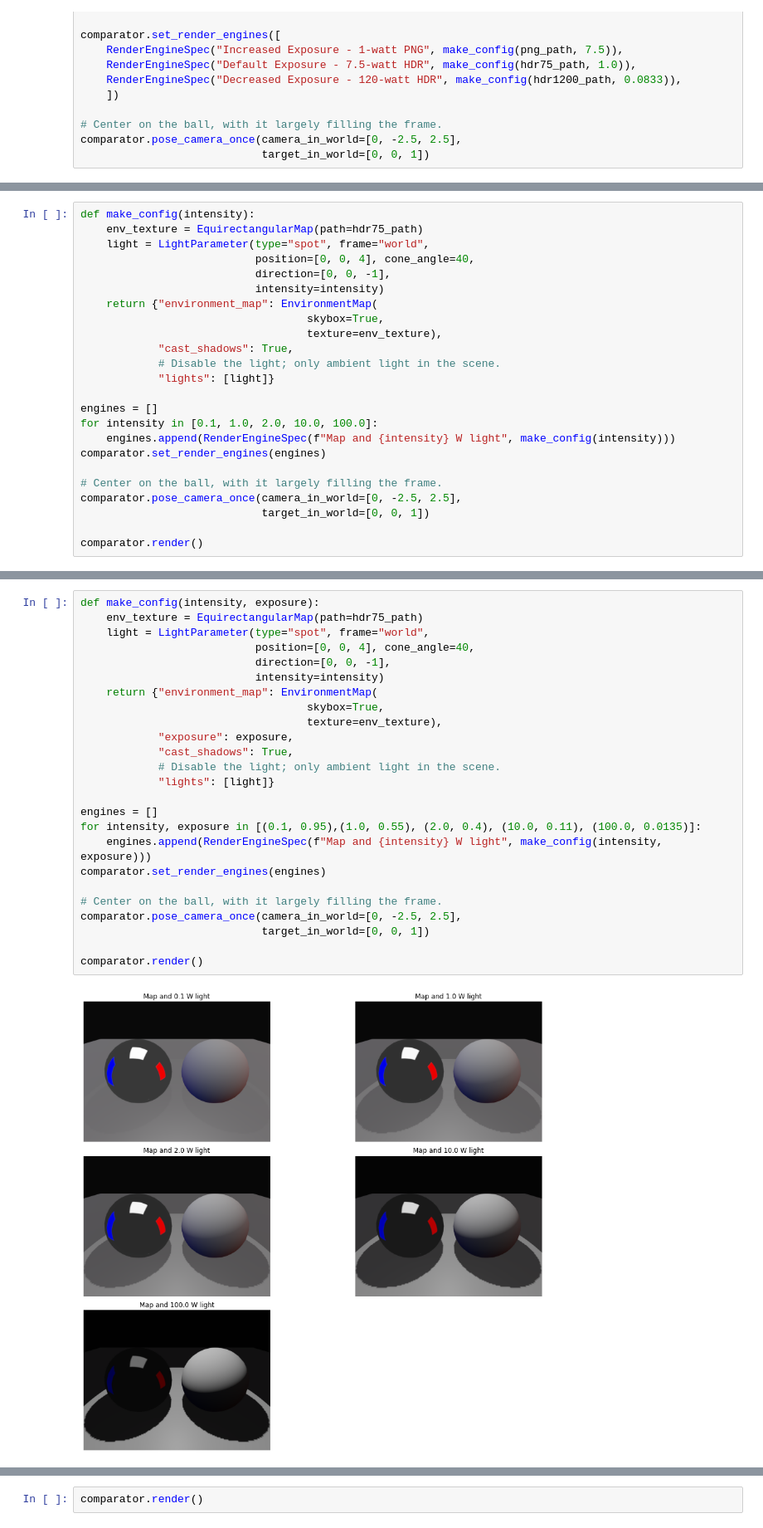
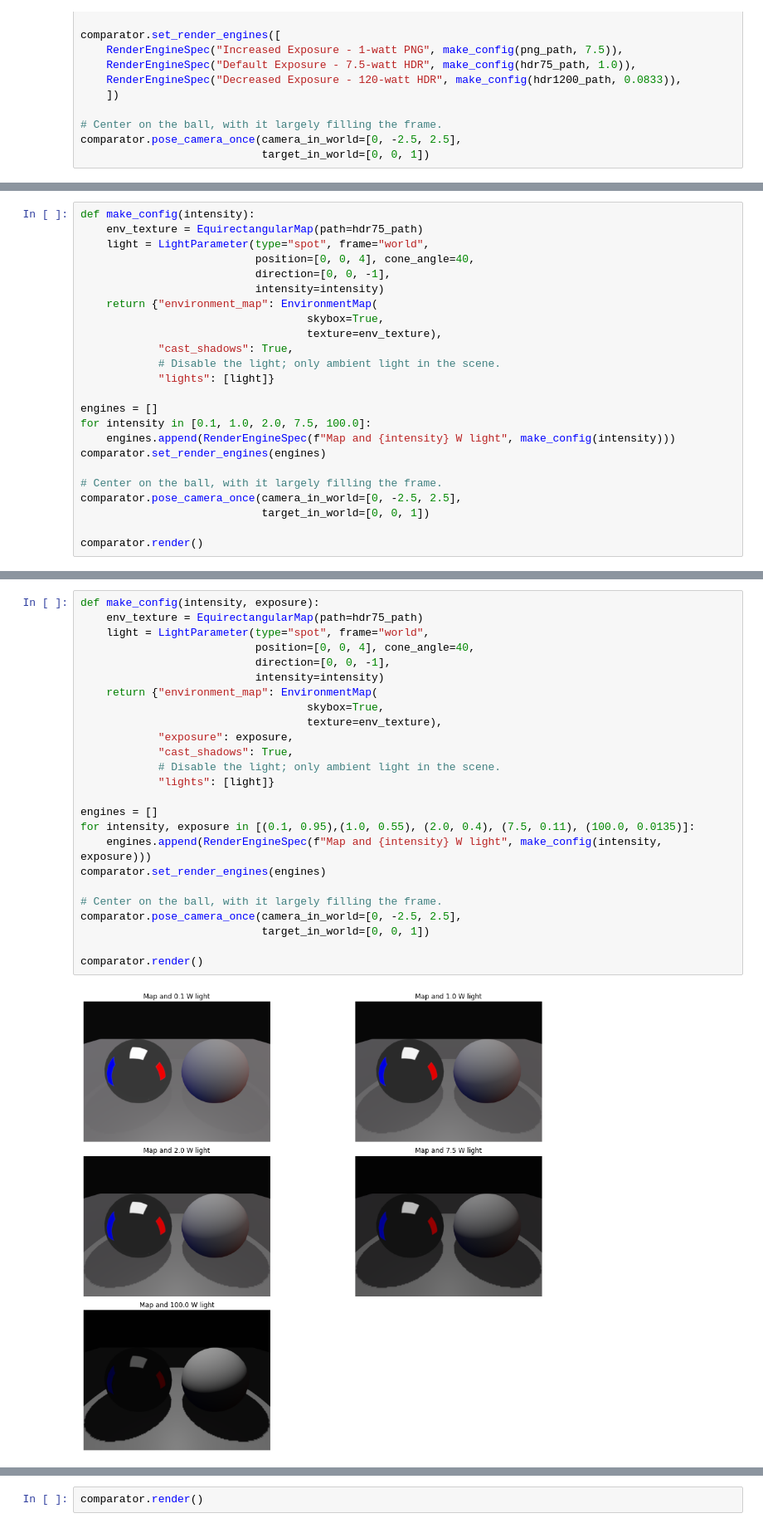
Before and after one commit to SeanCurtis-TRI/drake, a Jupyter notebook: tutorials/configuring_lighting.ipynb, the cells around one changed output, grey strips where cells are left out. Shown at 83% size. Cells and saved outputs as stored; diff of their text form.

```diff
--- a/tutorials/configuring_lighting.ipynb
+++ b/tutorials/configuring_lighting.ipynb
@@ -1488,7 +1512,7 @@ def make_config(intensity):
             "lights": [light]}
 
 engines = []
-for intensity in [0.1, 1.0, 2.0, 10.0, 100.0]:
+for intensity in [0.1, 1.0, 2.0, 7.5, 100.0]:
     engines.append(RenderEngineSpec(f"Map and {intensity} W light", make_config(intensity)))
 comparator.set_render_engines(engines)
 
@@ -1507,27 +1531,27 @@ condition the final rendered image.
 # %%
 def make_config(intensity, exposure):
     env_texture = EquirectangularMap(path=hdr75_path)
     light = LightParameter(type="spot", frame="world",
                            position=[0, 0, 4], cone_angle=40,
                            direction=[0, 0, -1],
                            intensity=intensity)
     return {"environment_map": EnvironmentMap(
                                    skybox=True,
                                    texture=env_texture),
             "exposure": exposure,
             "cast_shadows": True,
             # Disable the light; only ambient light in the scene.
             "lights": [light]}
 
 engines = []
-for intensity, exposure in [(0.1, 0.95),(1.0, 0.55), (2.0, 0.4), (10.0, 0.11), (100.0, 0.0135)]:
+for intensity, exposure in [(0.1, 0.95),(1.0, 0.55), (2.0, 0.4), (7.5, 0.11), (100.0, 0.0135)]:
     engines.append(RenderEngineSpec(f"Map and {intensity} W light", make_config(intensity, exposure)))
 comparator.set_render_engines(engines)
 
 # Center on the ball, with it largely filling the frame.
 comparator.pose_camera_once(camera_in_world=[0, -2.5, 2.5],
                             target_in_world=[0, 0, 1])
 
 comparator.render()
 # %% [output]
-[figure, old version]
+[figure, new version]
```
Also changed, not shown: parts of 13 cells of this notebook.
